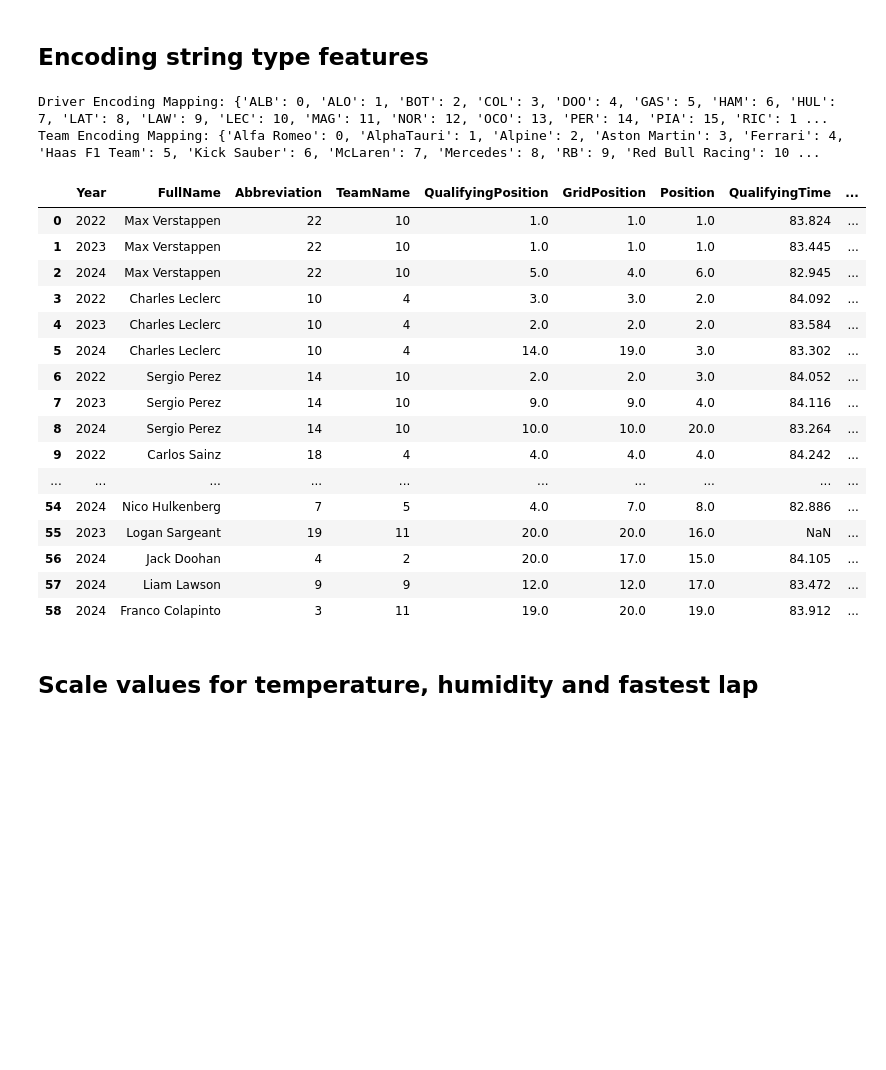
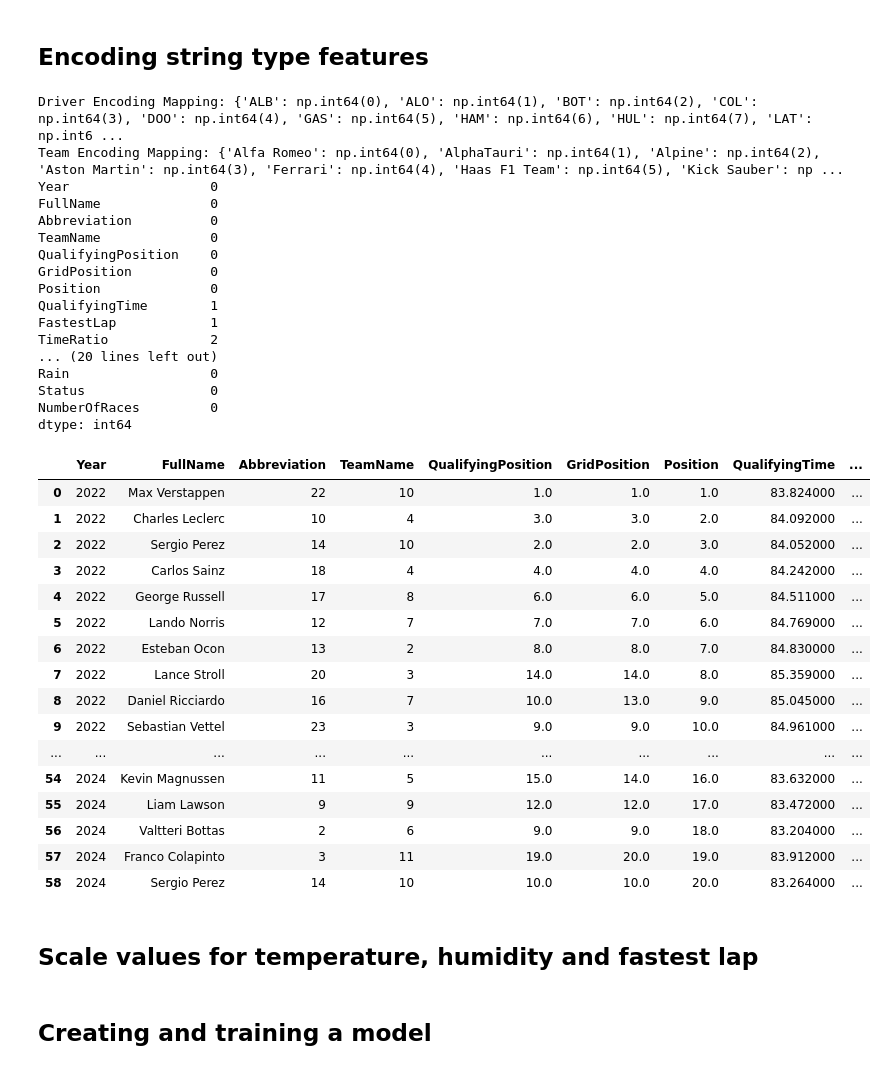
Before and after one commit to petarstamenkovic/F1-Race-Predictor, a Jupyter notebook: F1_Race_Predictor.ipynb, the cells around one changed output. Drawn from its saved outputs; the diff is of its cells as text; code cells hidden in the pictures; blank space fills up the shorter version.

```diff
--- a/F1_Race_Predictor.ipynb
+++ b/F1_Race_Predictor.ipynb
@@ -149,7 +149,7 @@ final_data = final_data[[
     'Year', 'FullName', 'Abbreviation', 'TeamName',
     'QualifyingPosition', 'GridPosition', 'Position',
     'QualifyingTime', 'FastestLap', 'TimeRatio', 'SpeedTrapQualy',
-    'Temperature', 'Humidity', 'Rain', 'Status',
+    'Temperature', 'Humidity', 'Rain', 'Status','NumberOfRaces'
     # Add any columns from experience.csv that you need
 ]]
 
@@ -194,51 +211,78 @@ core           INFO     Finished loading data for 20 drivers: ['4', '81', '55',
 # %%
 from sklearn.preprocessing import LabelEncoder
 
 final_sessions_encoded = final_data.copy()
 
 label_encoder_abbr = LabelEncoder()
 label_encoder_team = LabelEncoder()
 
 final_sessions_encoded["Abbreviation"] = label_encoder_abbr.fit_transform(final_sessions_encoded["Abbreviation"])
 final_sessions_encoded["TeamName"] = label_encoder_team.fit_transform(final_sessions_encoded["TeamName"])
 
 # Mapping for Drivers
 driver_mapping = dict(zip(label_encoder_abbr.classes_, label_encoder_abbr.transform(label_encoder_abbr.classes_)))
 print("Driver Encoding Mapping:", driver_mapping)
 
 # Mapping for Teams
 team_mapping = dict(zip(label_encoder_team.classes_, label_encoder_team.transform(label_encoder_team.classes_)))
 print("Team Encoding Mapping:", team_mapping)
 
 # Inverse process - if you need it
 #decoded_driver = label_encoder_abbr.inverse_transform([0, 1, 2])  # Convert 0,1,2 back to names
 #decoded_team = label_encoder_team.inverse_transform([0, 1, 2])
 
 #print("Decoded Drivers:", decoded_driver)
 #print("Decoded Teams:", decoded_team)
 
+# Check for NaN values
+print(final_sessions_encoded.isnull().sum())
+
+# Fill NaN values with mean values in those columns
+for col in ["QualifyingTime", "FastestLap", "TimeRatio", "SpeedTrapQualy"]:
+    final_sessions_encoded[col] = final_sessions_encoded[col].fillna(final_sessions_encoded[col].mean())
+
+# Verify that there are no NaN values
+print(final_sessions_encoded.isnull().sum())
+
 final_sessions_encoded
 # %% [output]
-Driver Encoding Mapping: {'ALB': 0, 'ALO': 1, 'BOT': 2, 'COL': 3, 'DOO': 4, 'GAS': 5, 'HAM': 6, 'HUL': 7, 'LAT': 8, 'LAW': 9, 'LEC': 10, 'MAG': 11, 'NOR': 12, 'OCO': 13, 'PER': 14, 'PIA': 15, 'RIC': 1 ...
-Team Encoding Mapping: {'Alfa Romeo': 0, 'AlphaTauri': 1, 'Alpine': 2, 'Aston Martin': 3, 'Ferrari': 4, 'Haas F1 Team': 5, 'Kick Sauber': 6, 'McLaren': 7, 'Mercedes': 8, 'RB': 9, 'Red Bull Racing': 10 ...
+Driver Encoding Mapping: {'ALB': np.int64(0), 'ALO': np.int64(1), 'BOT': np.int64(2), 'COL': np.int64(3), 'DOO': np.int64(4), 'GAS': np.int64(5), 'HAM': np.int64(6), 'HUL': np.int64(7), 'LAT': np.int6 ...
+Team Encoding Mapping: {'Alfa Romeo': np.int64(0), 'AlphaTauri': np.int64(1), 'Alpine': np.int64(2), 'Aston Martin': np.int64(3), 'Ferrari': np.int64(4), 'Haas F1 Team': np.int64(5), 'Kick Sauber': np ...
+Year                  0
+FullName              0
+Abbreviation          0
+TeamName              0
+QualifyingPosition    0
+GridPosition          0
+Position              0
+QualifyingTime        1
+FastestLap            1
+TimeRatio             2
+... (20 lines left out)
+Rain                  0
+Status                0
+NumberOfRaces         0
+dtype: int64
 |  | Year | FullName | Abbreviation | TeamName | QualifyingPosition | GridPosition | Position | QualifyingTime | ... |
-| 0 | 2022 | Max Verstappen | 22 | 10 | 1.0 | 1.0 | 1.0 | 83.824 | ... |
-| 1 | 2023 | Max Verstappen | 22 | 10 | 1.0 | 1.0 | 1.0 | 83.445 | ... |
-| 2 | 2024 | Max Verstappen | 22 | 10 | 5.0 | 4.0 | 6.0 | 82.945 | ... |
-| 3 | 2022 | Charles Leclerc | 10 | 4 | 3.0 | 3.0 | 2.0 | 84.092 | ... |
-| 4 | 2023 | Charles Leclerc | 10 | 4 | 2.0 | 2.0 | 2.0 | 83.584 | ... |
-| 5 | 2024 | Charles Leclerc | 10 | 4 | 14.0 | 19.0 | 3.0 | 83.302 | ... |
-| 6 | 2022 | Sergio Perez | 14 | 10 | 2.0 | 2.0 | 3.0 | 84.052 | ... |
-| 7 | 2023 | Sergio Perez | 14 | 10 | 9.0 | 9.0 | 4.0 | 84.116 | ... |
-| 8 | 2024 | Sergio Perez | 14 | 10 | 10.0 | 10.0 | 20.0 | 83.264 | ... |
-| 9 | 2022 | Carlos Sainz | 18 | 4 | 4.0 | 4.0 | 4.0 | 84.242 | ... |
+| 0 | 2022 | Max Verstappen | 22 | 10 | 1.0 | 1.0 | 1.0 | 83.824000 | ... |
+| 1 | 2022 | Charles Leclerc | 10 | 4 | 3.0 | 3.0 | 2.0 | 84.092000 | ... |
+| 2 | 2022 | Sergio Perez | 14 | 10 | 2.0 | 2.0 | 3.0 | 84.052000 | ... |
+| 3 | 2022 | Carlos Sainz | 18 | 4 | 4.0 | 4.0 | 4.0 | 84.242000 | ... |
+| 4 | 2022 | George Russell | 17 | 8 | 6.0 | 6.0 | 5.0 | 84.511000 | ... |
+| 5 | 2022 | Lando Norris | 12 | 7 | 7.0 | 7.0 | 6.0 | 84.769000 | ... |
+| 6 | 2022 | Esteban Ocon | 13 | 2 | 8.0 | 8.0 | 7.0 | 84.830000 | ... |
+| 7 | 2022 | Lance Stroll | 20 | 3 | 14.0 | 14.0 | 8.0 | 85.359000 | ... |
+| 8 | 2022 | Daniel Ricciardo | 16 | 7 | 10.0 | 13.0 | 9.0 | 85.045000 | ... |
+| 9 | 2022 | Sebastian Vettel | 23 | 3 | 9.0 | 9.0 | 10.0 | 84.961000 | ... |
 | ... | ... | ... | ... | ... | ... | ... | ... | ... | ... |
-| 54 | 2024 | Nico Hulkenberg | 7 | 5 | 4.0 | 7.0 | 8.0 | 82.886 | ... |
-| 55 | 2023 | Logan Sargeant | 19 | 11 | 20.0 | 20.0 | 16.0 | NaN | ... |
-| 56 | 2024 | Jack Doohan | 4 | 2 | 20.0 | 17.0 | 15.0 | 84.105 | ... |
-| 57 | 2024 | Liam Lawson | 9 | 9 | 12.0 | 12.0 | 17.0 | 83.472 | ... |
-| 58 | 2024 | Franco Colapinto | 3 | 11 | 19.0 | 20.0 | 19.0 | 83.912 | ... |
+| 54 | 2024 | Kevin Magnussen | 11 | 5 | 15.0 | 14.0 | 16.0 | 83.632000 | ... |
+| 55 | 2024 | Liam Lawson | 9 | 9 | 12.0 | 12.0 | 17.0 | 83.472000 | ... |
+| 56 | 2024 | Valtteri Bottas | 2 | 6 | 9.0 | 9.0 | 18.0 | 83.204000 | ... |
+| 57 | 2024 | Franco Colapinto | 3 | 11 | 19.0 | 20.0 | 19.0 | 83.912000 | ... |
+| 58 | 2024 | Sergio Perez | 14 | 10 | 10.0 | 10.0 | 20.0 | 83.264000 | ... |
 # %% [markdown]
 ## Scale values for temperature, humidity and fastest lap
 # %%
 # Check the MAE and if it doesn't look good, try to scale down!
+# %% [markdown]
+## Creating and training a model
```
Also changed, not shown: parts of 4 cells of this notebook.
